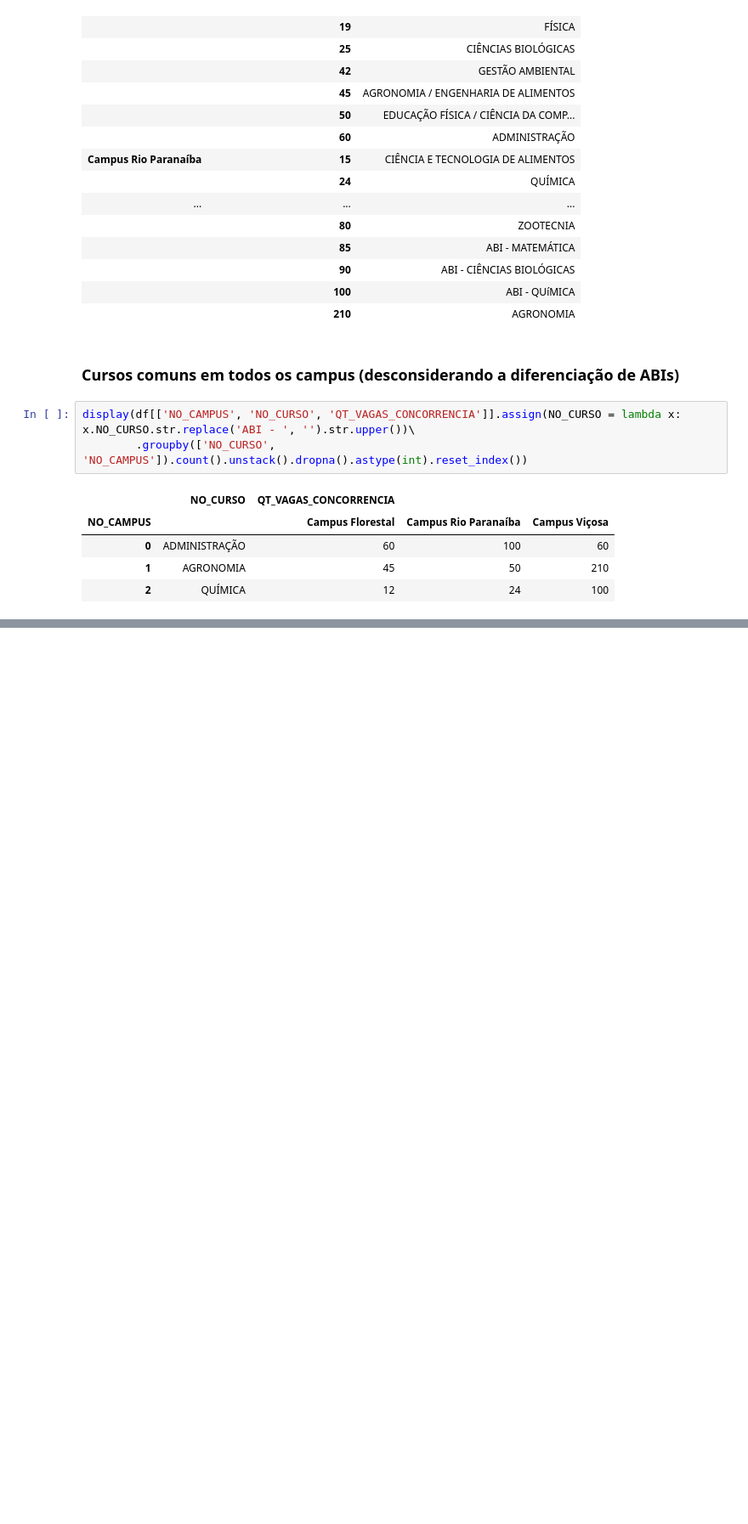
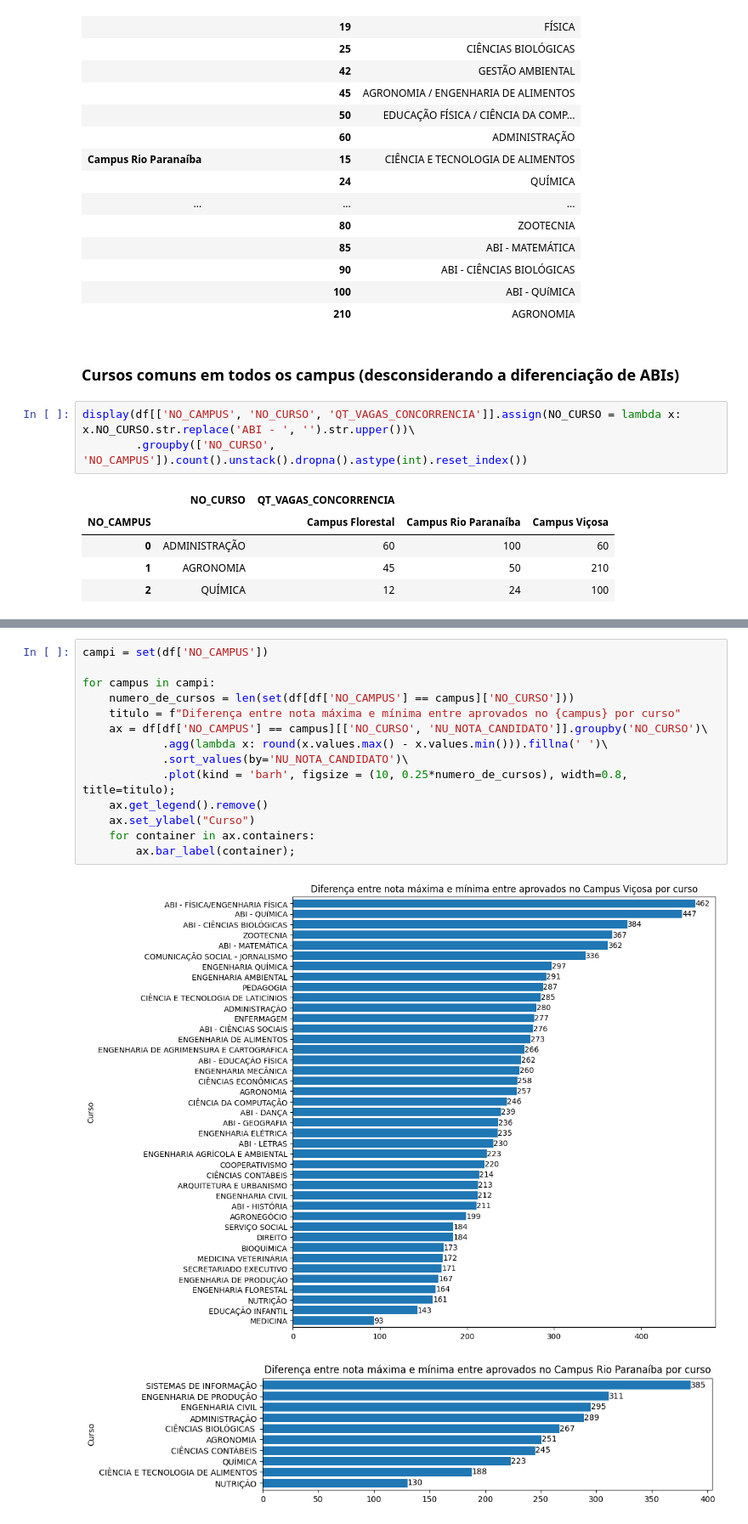
Before and after one commit to nfmmendes/sisu-2025-ufv, a Jupyter notebook: SISU_UFV_2025.ipynb, the cells around one changed output, grey strips where cells are left out. Shown at 85% size. Saved outputs shown, nothing was run; the diff lists cells and outputs as text; blank space fills up the shorter version.

```diff
--- a/SISU_UFV_2025.ipynb
+++ b/SISU_UFV_2025.ipynb
@@ -92,0 +160,17 @@ display(df[['NO_CAMPUS', 'NO_CURSO', 'QT_VAGAS_CONCORRENCIA']].assign(NO_CURSO =
+# %%
+campi = set(df['NO_CAMPUS'])
+
+for campus in campi:
+    numero_de_cursos = len(set(df[df['NO_CAMPUS'] == campus]['NO_CURSO']))
+    titulo = f"Diferença entre nota máxima e mínima entre aprovados no {campus} por curso"
+    ax = df[df['NO_CAMPUS'] == campus][['NO_CURSO', 'NU_NOTA_CANDIDATO']].groupby('NO_CURSO')\
+            .agg(lambda x: round(x.values.max() - x.values.min())).fillna(' ')\
+            .sort_values(by='NU_NOTA_CANDIDATO')\
+            .plot(kind = 'barh', figsize = (10, 0.25*numero_de_cursos), width=0.8, title=titulo);
+    ax.get_legend().remove()
+    ax.set_ylabel("Curso")
+    for container in ax.containers:
+        ax.bar_label(container);
+# %% [output]
+[figure, added]
+[figure, added]
```
Also changed, not shown: parts of 7 cells of this notebook.
